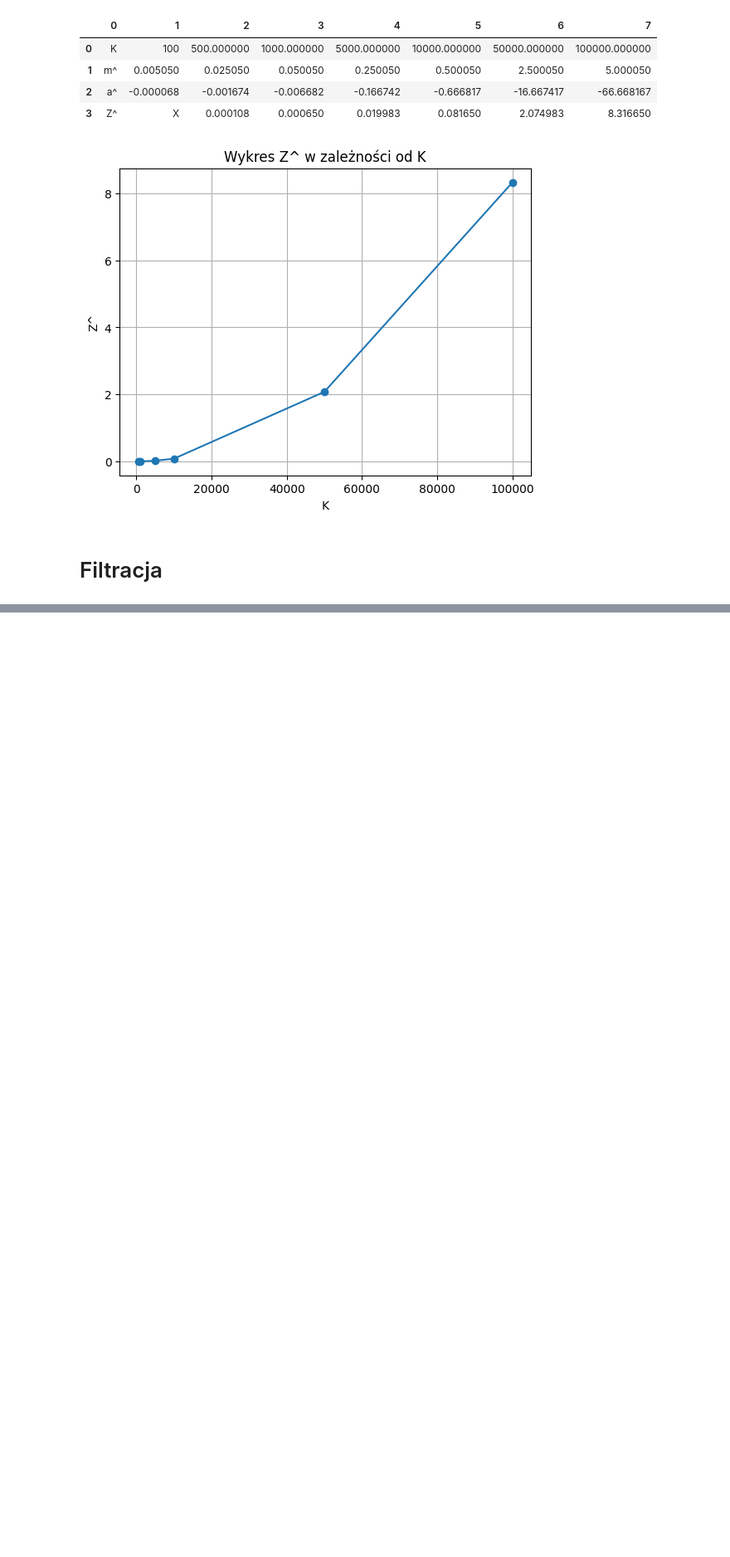
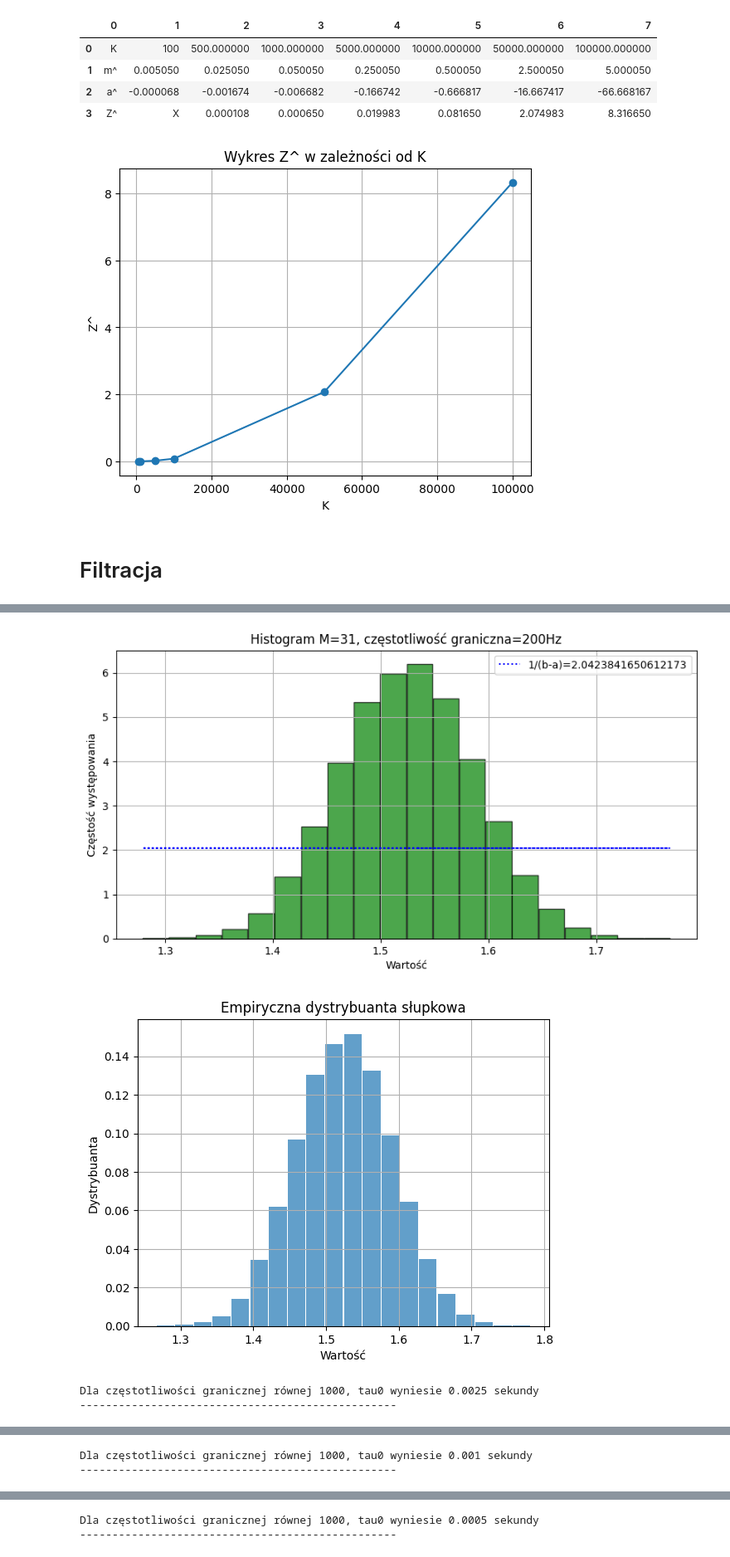
Before and after one commit to mbrunka/stochastyka-white-noise, a Jupyter notebook: main.ipynb, the cells around one changed output, grey strips where cells are left out. Shown: that part at 83% size. Cells and saved outputs as stored; diff of their text form; code cells hidden in the pictures; blank space fills up the shorter version.

```diff
--- a/main.ipynb
+++ b/main.ipynb
@@ -382,0 +333,18 @@ dystrybuanta_slupkowa(yn1000, [min(yn1000), max(yn1000)], fg=str(fg_list[2]))
+# %%
+for przefiltrowany_sygnal in przefiltrowane.values():
+    histogram(przefiltrowany_sygnal["probki"],
+              min(przefiltrowany_sygnal["probki"]),
+              max(przefiltrowany_sygnal["probki"]),
+              20,
+              f'M={M}, częstotliwość graniczna={przefiltrowany_sygnal["fg"]}Hz')
+
+    dystrybuanta_slupkowa(przefiltrowany_sygnal["probki"], (min(przefiltrowany_sygnal["probki"]), max(przefiltrowany_sygnal["probki"])), fg=str(przefiltrowany_sygnal["fg"]))
+
+    tau0 = 1/(2*przefiltrowany_sygnal['fg'])
+    print(f"Dla częstotliwości granicznej równej {fg}, tau0 wyniesie {tau0} sekundy")
+    print("-------------------------------------------------")
+# %% [output]
+[figure, added]
+[figure, added]
+Dla częstotliwości granicznej równej 1000, tau0 wyniesie 0.0025 sekundy
+-------------------------------------------------
@@ -382,0 +353,2 @@ dystrybuanta_slupkowa(yn1000, [min(yn1000), max(yn1000)], fg=str(fg_list[2]))
+Dla częstotliwości granicznej równej 1000, tau0 wyniesie 0.001 sekundy
+-------------------------------------------------
@@ -382,0 +357,2 @@ dystrybuanta_slupkowa(yn1000, [min(yn1000), max(yn1000)], fg=str(fg_list[2]))
+Dla częstotliwości granicznej równej 1000, tau0 wyniesie 0.0005 sekundy
+-------------------------------------------------
```
Also changed, not shown: parts of 16 cells of this notebook, 2 other files.
